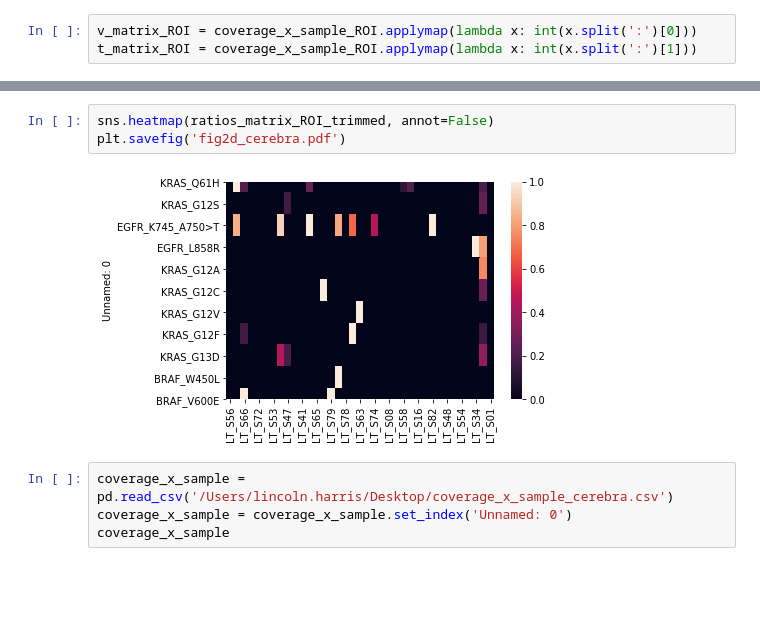
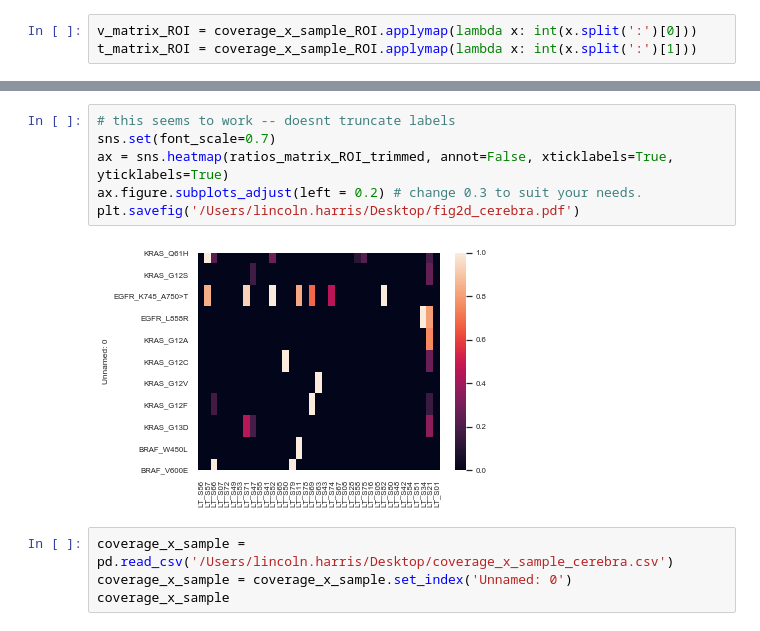
Before and after one commit to czbiohub-sf/cerebra, a Jupyter notebook: py_notebooks/making_heatmaps.ipynb, the cells around one changed output, grey strips where cells are left out. Drawn from its saved outputs; the diff is of its cells as text; blank space fills up the shorter version.

```diff
--- a/py_notebooks/making_heatmaps.ipynb
+++ b/py_notebooks/making_heatmaps.ipynb
@@ -76,11 +76,14 @@ ratios_matrix_ROI_trimmed
 | KRAS_G13D | 0.0 | 0.000000 | 0.000000 | 0.0 | 0.0 | 0.0 | 0.0 | 0.450000 | 0.183673 | 0.0 | 0.0 | ... |
 | BRAF_W450L | 0.0 | 0.000000 | 0.000000 | 0.0 | 0.0 | 0.0 | 0.0 | 0.000000 | 0.000000 | 0.0 | 0.0 | ... |
 | BRAF_V600E | 0.0 | 0.000000 | 1.000000 | 0.0 | 0.0 | 0.0 | 0.0 | 0.000000 | 0.000000 | 0.0 | 0.0 | ... |
-# %%
-sns.heatmap(ratios_matrix_ROI_trimmed, annot=False)
-plt.savefig('fig2d_cerebra.pdf')
-# %% [output]
-[figure, removed]
+# %%
+# this seems to work -- doesnt truncate labels
+sns.set(font_scale=0.7)
+ax = sns.heatmap(ratios_matrix_ROI_trimmed, annot=False, xticklabels=True, yticklabels=True)
+ax.figure.subplots_adjust(left = 0.2) # change 0.3 to suit your needs.
+plt.savefig('/Users/lincoln.harris/Desktop/fig2d_cerebra.pdf')
+# %% [output]
+[figure, added]
 # %%
 coverage_x_sample = pd.read_csv('/Users/lincoln.harris/Desktop/coverage_x_sample_cerebra.csv')
 coverage_x_sample = coverage_x_sample.set_index('Unnamed: 0')
```
Also changed, not shown: parts of 1 cell of this notebook, 2 other files.
